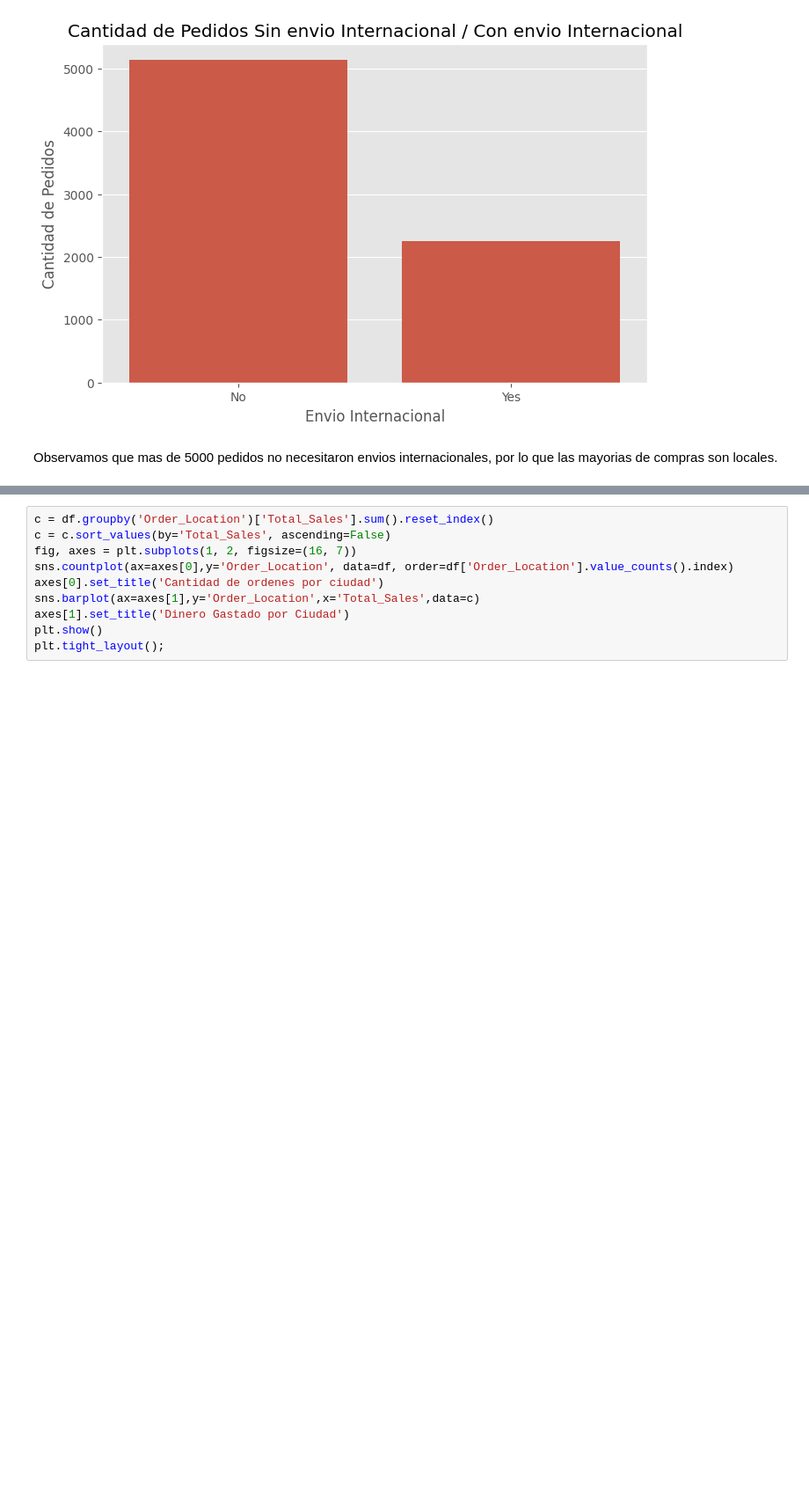
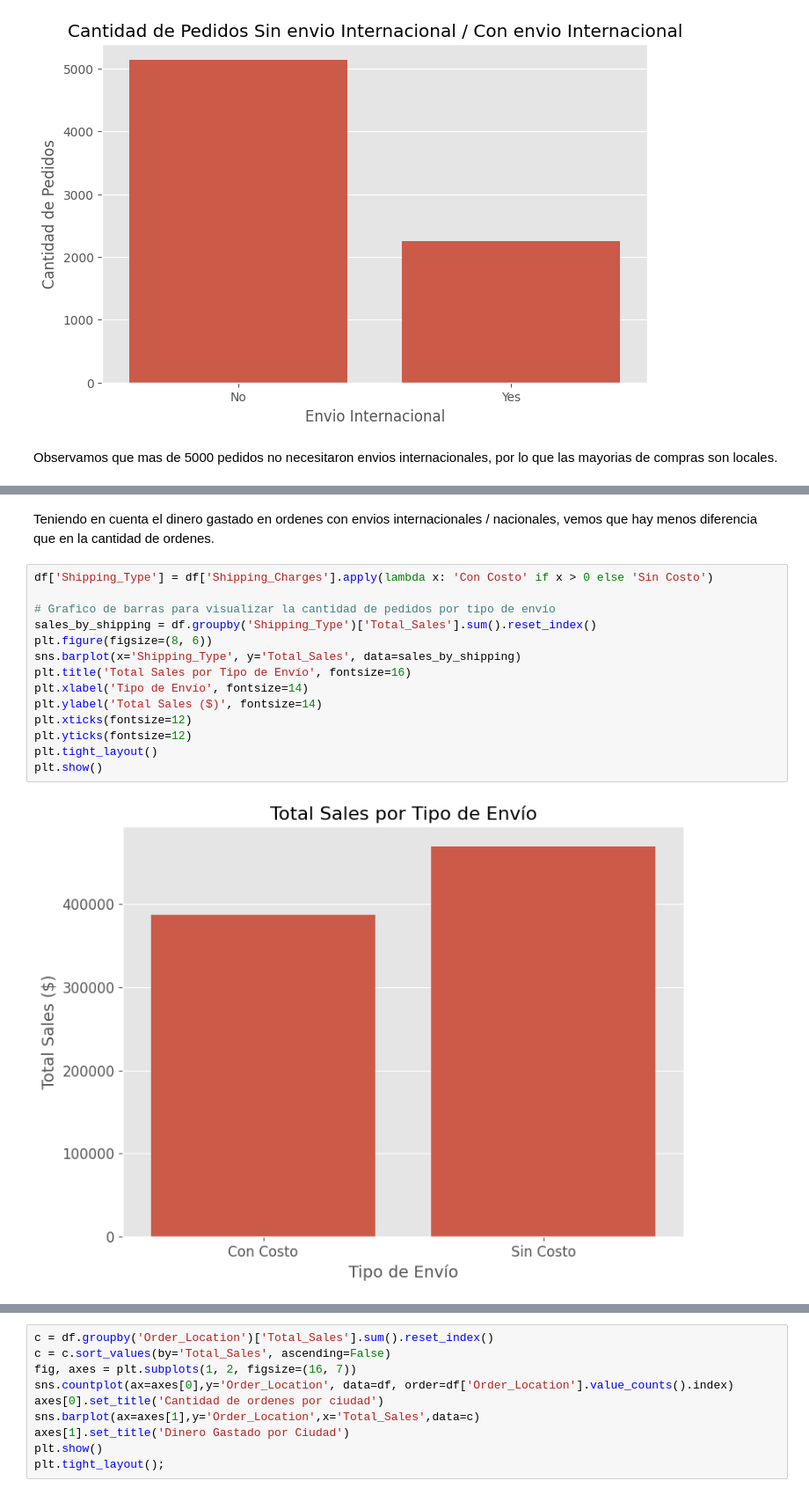
Before and after one commit to abdonrb/Global_Sales_EDA, a Jupyter notebook: notebooks/Data_visualitation.ipynb, the cells around one changed output, grey strips where cells are left out. Shown at 88% size. Cells and saved outputs as stored; diff of their text form; blank space fills up the shorter version.

```diff
--- a/notebooks/Data_visualitation.ipynb
+++ b/notebooks/Data_visualitation.ipynb
@@ -76,0 +91,18 @@ Observamos que mas de 5000 pedidos no necesitaron envios internacionales, por lo
+# %% [markdown]
+Teniendo en cuenta el dinero gastado en ordenes con envios internacionales / nacionales, vemos que hay menos diferencia que en la cantidad de ordenes.
+# %%
+df['Shipping_Type'] = df['Shipping_Charges'].apply(lambda x: 'Con Costo' if x > 0 else 'Sin Costo')
+
+# Grafico de barras para visualizar la cantidad de pedidos por tipo de envío
+sales_by_shipping = df.groupby('Shipping_Type')['Total_Sales'].sum().reset_index()
+plt.figure(figsize=(8, 6))
+sns.barplot(x='Shipping_Type', y='Total_Sales', data=sales_by_shipping)
+plt.title('Total Sales por Tipo de Envío', fontsize=16)
+plt.xlabel('Tipo de Envío', fontsize=14)
+plt.ylabel('Total Sales ($)', fontsize=14)
+plt.xticks(fontsize=12)
+plt.yticks(fontsize=12)
+plt.tight_layout()
+plt.show()
+# %% [output]
+[figure, added]
```
Also changed, not shown: parts of 4 cells of this notebook.
